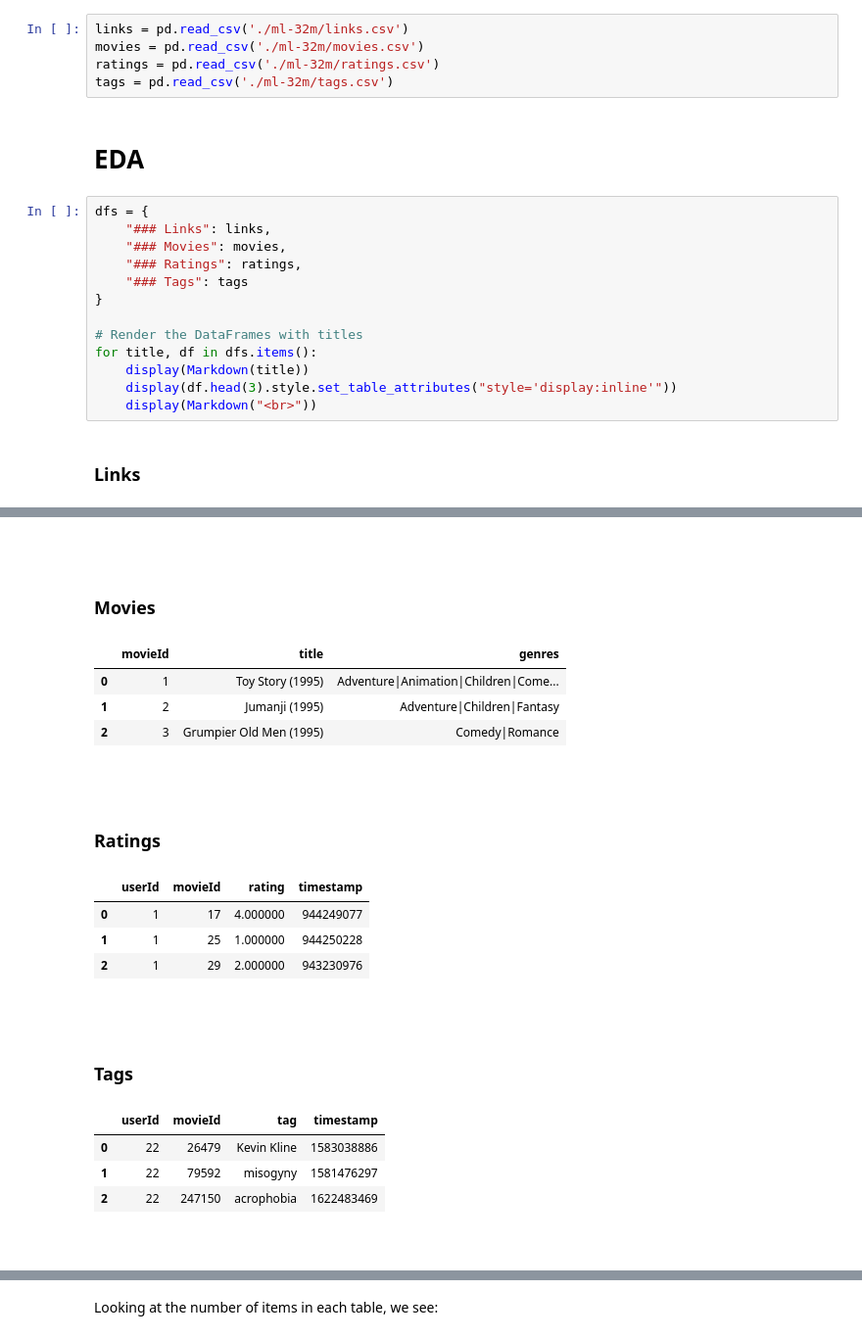
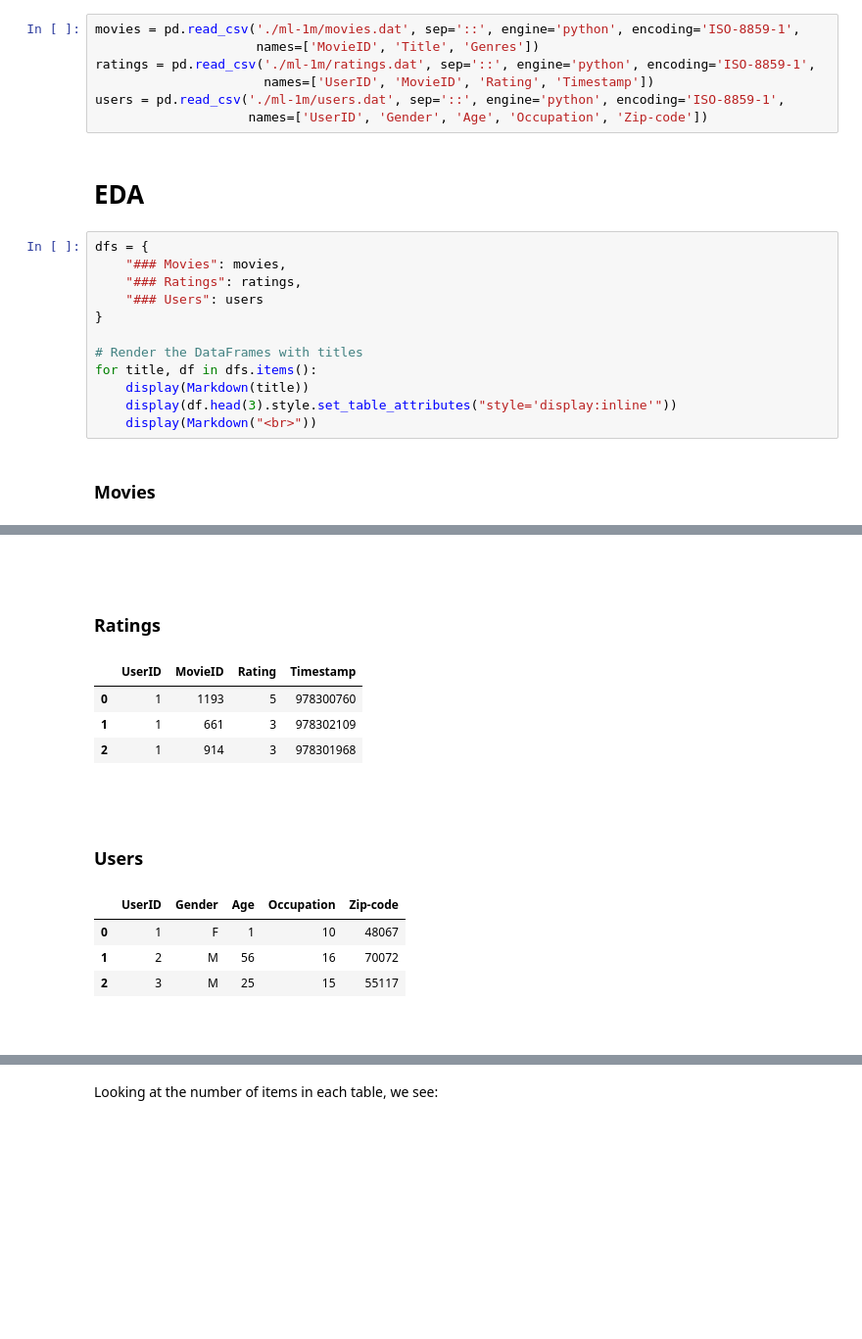
Before and after one commit to lorenzilipe/dsc210-data-mining, a Jupyter notebook: eda.ipynb, the cells around one changed output, grey strips where cells are left out. Shown at 98% size. Cells and saved outputs as stored; diff of their text form; blank space fills up the shorter version.

```diff
--- a/eda.ipynb
+++ b/eda.ipynb
@@ -10,18 +10,19 @@ from IPython.display import display, Markdown
 # %% [markdown]
 # Loading data
 # %%
-links = pd.read_csv('./ml-32m/links.csv')
-movies = pd.read_csv('./ml-32m/movies.csv')
-ratings = pd.read_csv('./ml-32m/ratings.csv')
-tags = pd.read_csv('./ml-32m/tags.csv')
+movies = pd.read_csv('./ml-1m/movies.dat', sep='::', engine='python', encoding='ISO-8859-1',
+                     names=['MovieID', 'Title', 'Genres'])
+ratings = pd.read_csv('./ml-1m/ratings.dat', sep='::', engine='python', encoding='ISO-8859-1',
+                      names=['UserID', 'MovieID', 'Rating', 'Timestamp'])
+users = pd.read_csv('./ml-1m/users.dat', sep='::', engine='python', encoding='ISO-8859-1',
+                    names=['UserID', 'Gender', 'Age', 'Occupation', 'Zip-code'])
 # %% [markdown]
 # EDA
 # %%
 dfs = {
-    "### Links": links,
     "### Movies": movies,
     "### Ratings": ratings,
-    "### Tags": tags
+    "### Users": users
 }
 
 # Render the DataFrames with titles
@@ -30,4 +31,4 @@ for title, df in dfs.items():
     display(df.head(3).style.set_table_attributes("style='display:inline'"))
     display(Markdown("<br>"))
 # %% [output]
-### Links
+### Movies
@@ -38,22 +39,16 @@ for title, df in dfs.items():
 <br>
-### Movies
+### Ratings
-|  | movieId | title | genres |
-| 0 | 1 | Toy Story (1995) | Adventure|Animation|Children|Come... |
-| 1 | 2 | Jumanji (1995) | Adventure|Children|Fantasy |
-| 2 | 3 | Grumpier Old Men (1995) | Comedy|Romance |
+|  | UserID | MovieID | Rating | Timestamp |
+| 0 | 1 | 1193 | 5 | 978300760 |
+| 1 | 1 | 661 | 3 | 978302109 |
+| 2 | 1 | 914 | 3 | 978301968 |
 <br>
-### Ratings
+### Users
-|  | userId | movieId | rating | timestamp |
-| 0 | 1 | 17 | 4.000000 | 944249077 |
-| 1 | 1 | 25 | 1.000000 | 944250228 |
-| 2 | 1 | 29 | 2.000000 | 943230976 |
+|  | UserID | Gender | Age | Occupation | Zip-code |
+| 0 | 1 | F | 1 | 10 | 48067 |
+| 1 | 2 | M | 56 | 16 | 70072 |
+| 2 | 3 | M | 25 | 15 | 55117 |
 <br>
-### Tags
-|  | userId | movieId | tag | timestamp |
-| 0 | 22 | 26479 | Kevin Kline | 1583038886 |
-| 1 | 22 | 79592 | misogyny | 1581476297 |
-| 2 | 22 | 247150 | acrophobia | 1622483469 |
-<br>
 # %% [markdown]
 We can see that the tables contain the following features:
 
```
Also changed, not shown: parts of 12 cells of this notebook, 2 other files.
